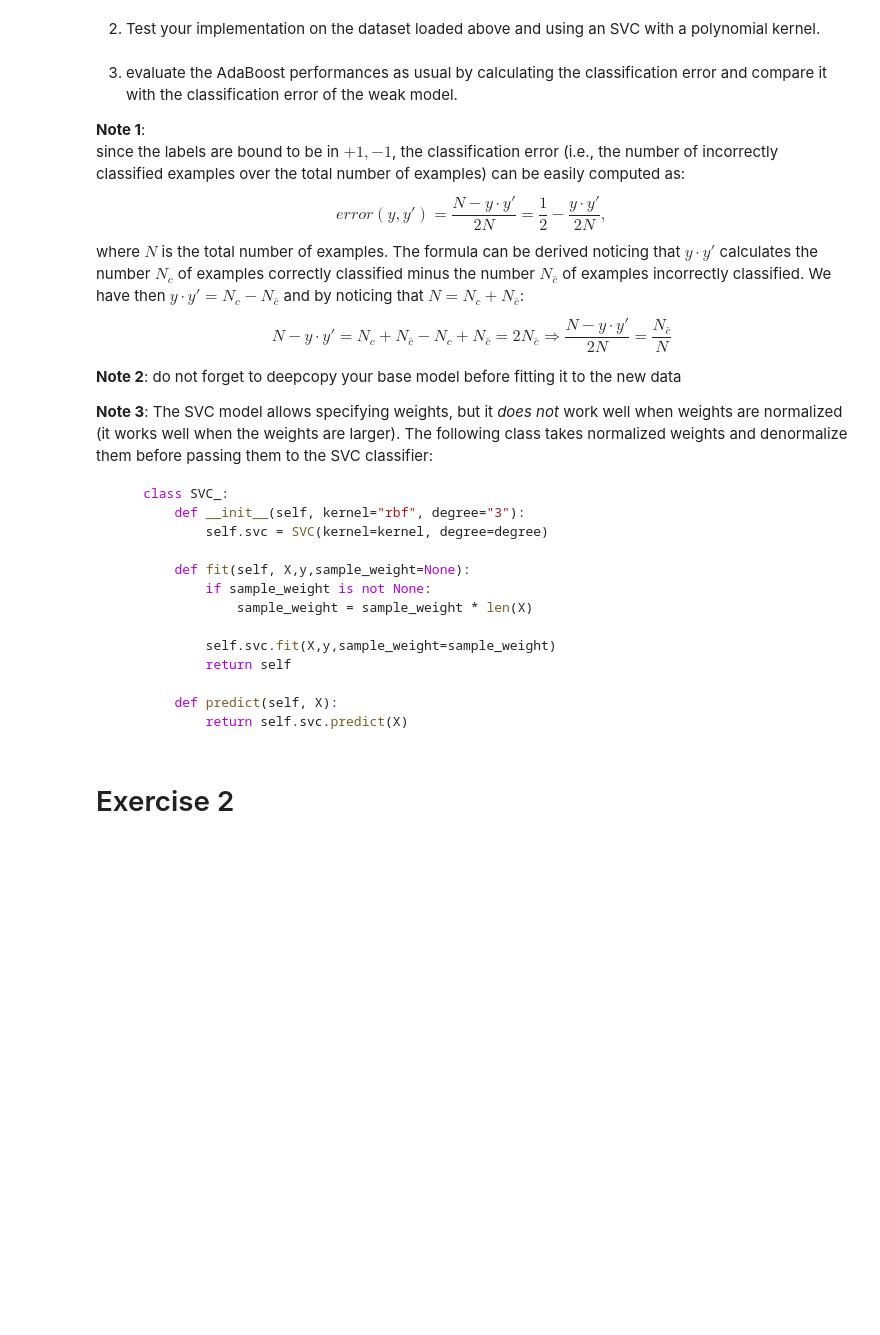
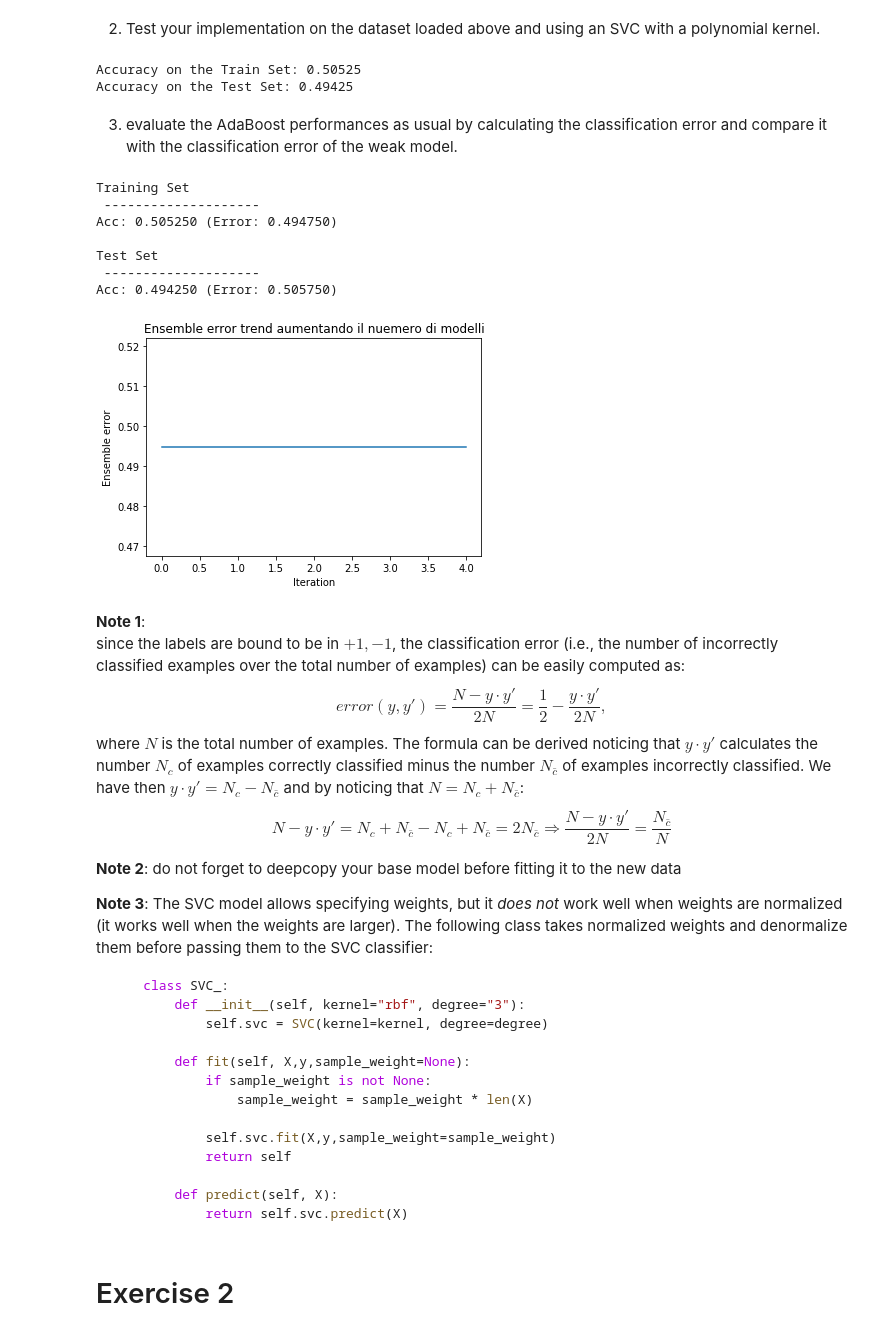
Before and after one commit to marcocaldera/machine-learning-exercises, a Jupyter notebook: esposito/AdaBoost.ipynb, the cells around one changed output. Drawn from its saved outputs; the diff is of its cells as text; code cells hidden in the pictures; blank space fills up the shorter version.

```diff
--- a/esposito/AdaBoost.ipynb
+++ b/esposito/AdaBoost.ipynb
@@ -14,13 +19,7 @@ y_test = y[8000:]
 # Exercise 1
 
 1. Implement the AdaBoost ensemble algorithm by completing the following code:
-# %%
-class AdaBoost:
-    def __init__(self, weakModel, T):
-        return None # to be completed
-
-    def fit(self, X, y):
-        return None # to be completed
-
-    def predict(self, X):
-        return None # to be completed
+# %%
+#utility error function
+def calc_error(y_true, y_pred):
+    return 0.5 - np.dot(y_true.T, y_pred)/(y_true.size * 2)
@@ -38,6 +100,42 @@ y_test_ = c.predict(X_test)
+# %%
+from sklearn.metrics import accuracy_score
+
+weakModel = SVC(kernel="poly", degree=3)
+adaboost = AdaBoost(weakModel, 5)#100 iterazioni
+adaboost.fit(X_train, y_train)
+y_train_pred = adaboost.predict(X_train)
+y_test_pred = adaboost.predict(X_test)
+
+print("Accuracy on the Train Set: %s" % accuracy_score(y_train, y_train_pred))
+print("Accuracy on the Test Set: %s" % accuracy_score(y_test, y_test_pred))
+# %% [output]
+Accuracy on the Train Set: 0.50525
+Accuracy on the Test Set: 0.49425
+# %% [markdown]
+3. evaluate the AdaBoost performances as usual by calculating the classification error and compare it with the classification error of the weak model.
+# %%
+from sklearn.metrics import accuracy_score
+print("Training Set\n", "-" * 20)
+print("Acc: %5f (Error: %5f)\n" % (accuracy_score(y_train, y_train_pred), calc_error(y_train, y_train_pred)))
+print("Test Set\n", "-" * 20)
+print("Acc: %5f (Error: %5f)\n" % (accuracy_score(y_test, y_test_pred), calc_error(y_test, y_test_pred)))
+
+xs = np.arange(0, len(adaboost.errors))
+plt.plot(xs, adaboost.errors)
+plt.xlabel("Iteration")
+plt.ylabel("Ensemble error")
+plt.title("Ensemble error trend aumentando il nuemero di modelli")
+plt.show()
+# %% [output]
+Training Set
+ --------------------
+Acc: 0.505250 (Error: 0.494750)
+
+Test Set
+ --------------------
+Acc: 0.494250 (Error: 0.505750)
+[figure, added]
 # %% [markdown]
-3. evaluate the AdaBoost performances as usual by calculating the classification error and compare it with the classification error of the weak model.
-
 **Note 1**:
 since the labels are bound to be in ${+1, -1}$, the classification error (i.e., the number of incorrectly classified examples over the total number of examples) can be easily computed as:
 $$
```
Also changed, not shown: parts of 9 cells of this notebook.
